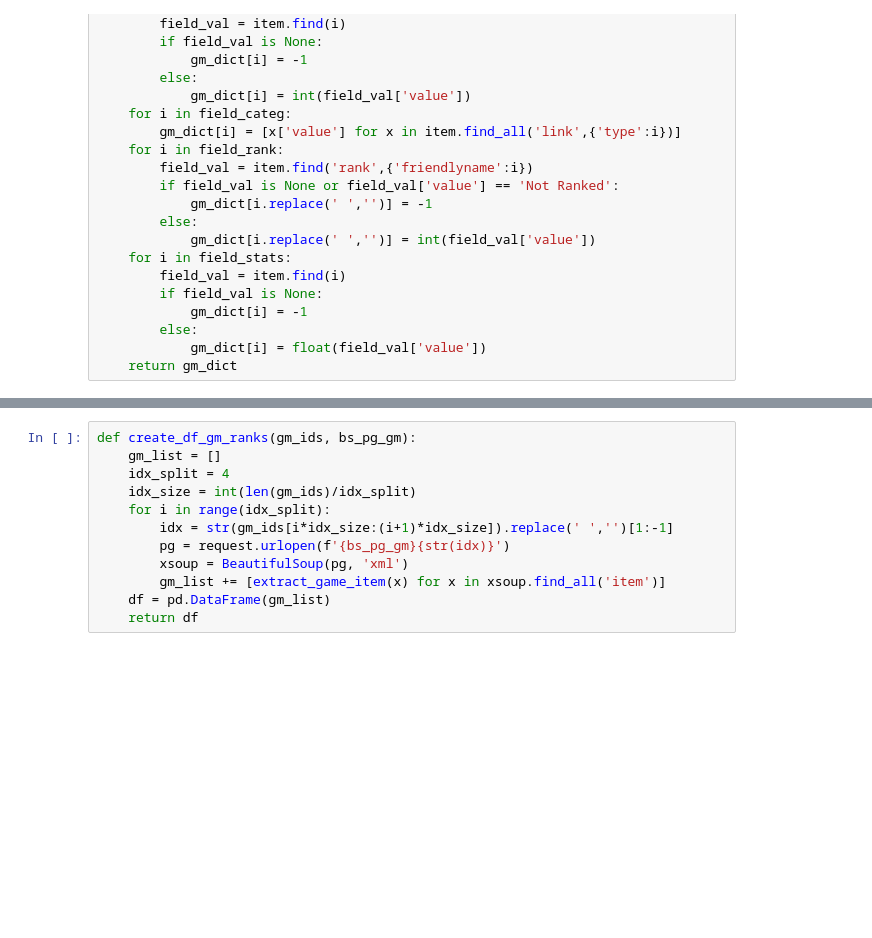
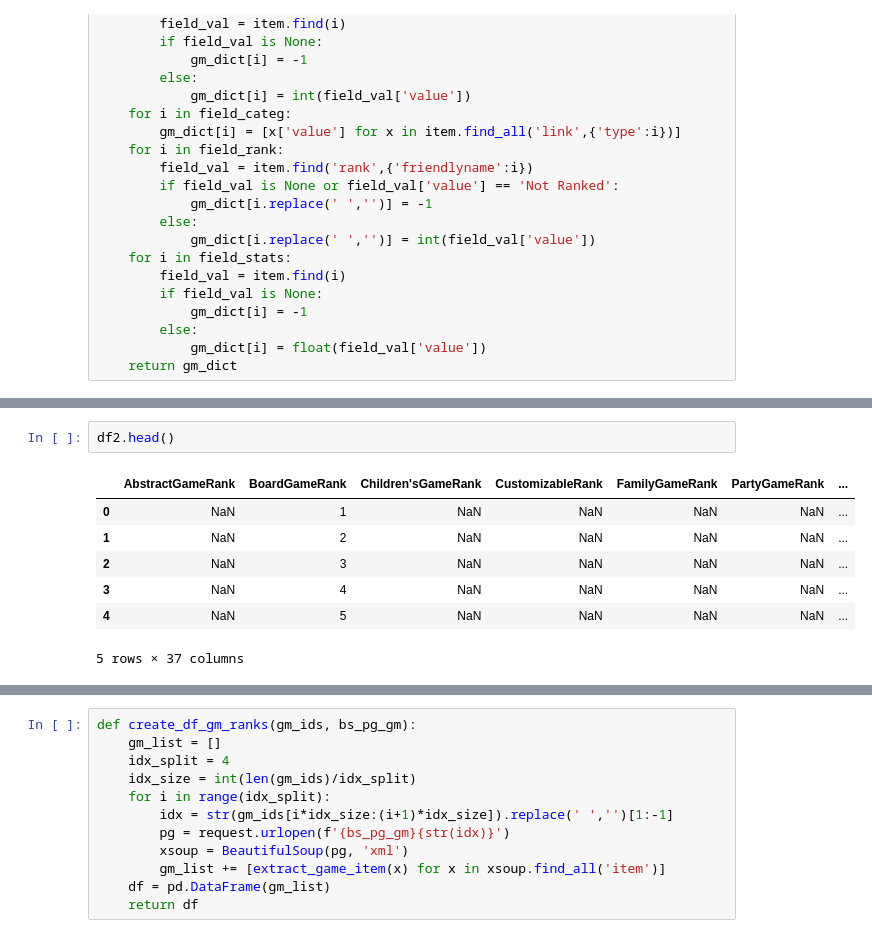
Before and after one commit to MichoelSnow/bgg, a Jupyter notebook: notebooks/bgg_weekly_crawler.ipynb, the cells around one changed output, grey strips where cells are left out. Drawn from its saved outputs; the diff is of its cells as text; blank space fills up the shorter version.

```diff
--- a/notebooks/bgg_weekly_crawler.ipynb
+++ b/notebooks/bgg_weekly_crawler.ipynb
@@ -104,0 +127,10 @@ def extract_game_item(item):
+# %%
+df2.head()
+# %% [output]
+|  | AbstractGameRank | BoardGameRank | Children'sGameRank | CustomizableRank | FamilyGameRank | PartyGameRank | ... |
+| 0 | NaN | 1 | NaN | NaN | NaN | NaN | ... |
+| 1 | NaN | 2 | NaN | NaN | NaN | NaN | ... |
+| 2 | NaN | 3 | NaN | NaN | NaN | NaN | ... |
+| 3 | NaN | 4 | NaN | NaN | NaN | NaN | ... |
+| 4 | NaN | 5 | NaN | NaN | NaN | NaN | ... |
+5 rows × 37 columns
```
Also changed, not shown: parts of 18 cells of this notebook, 30 other files.
